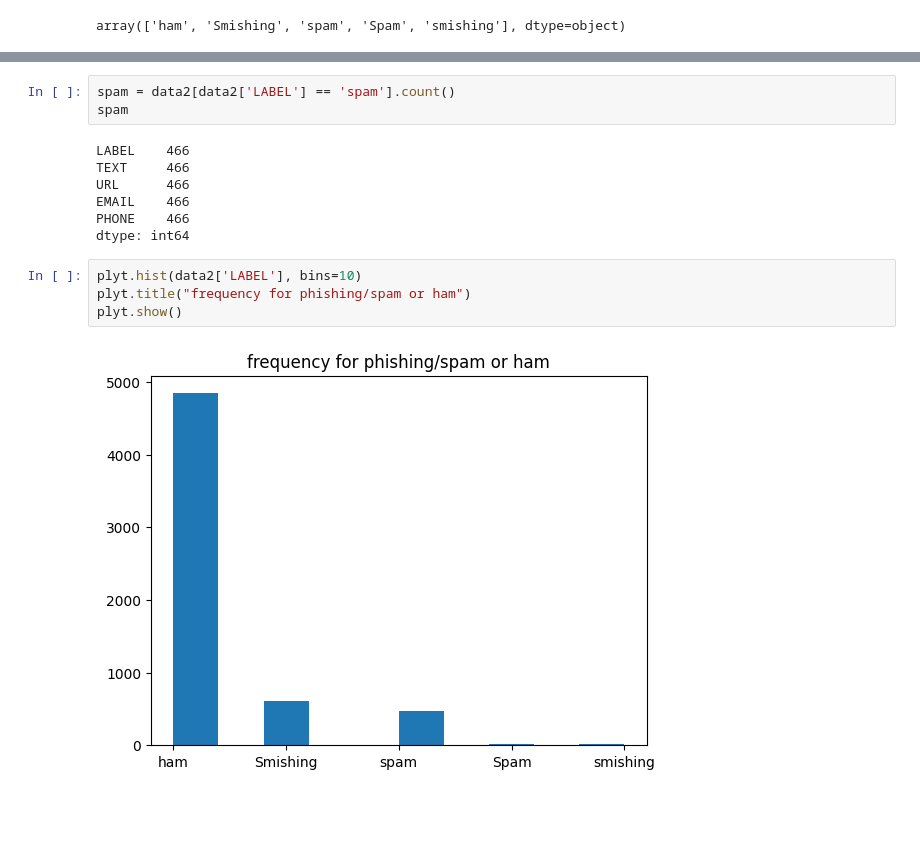
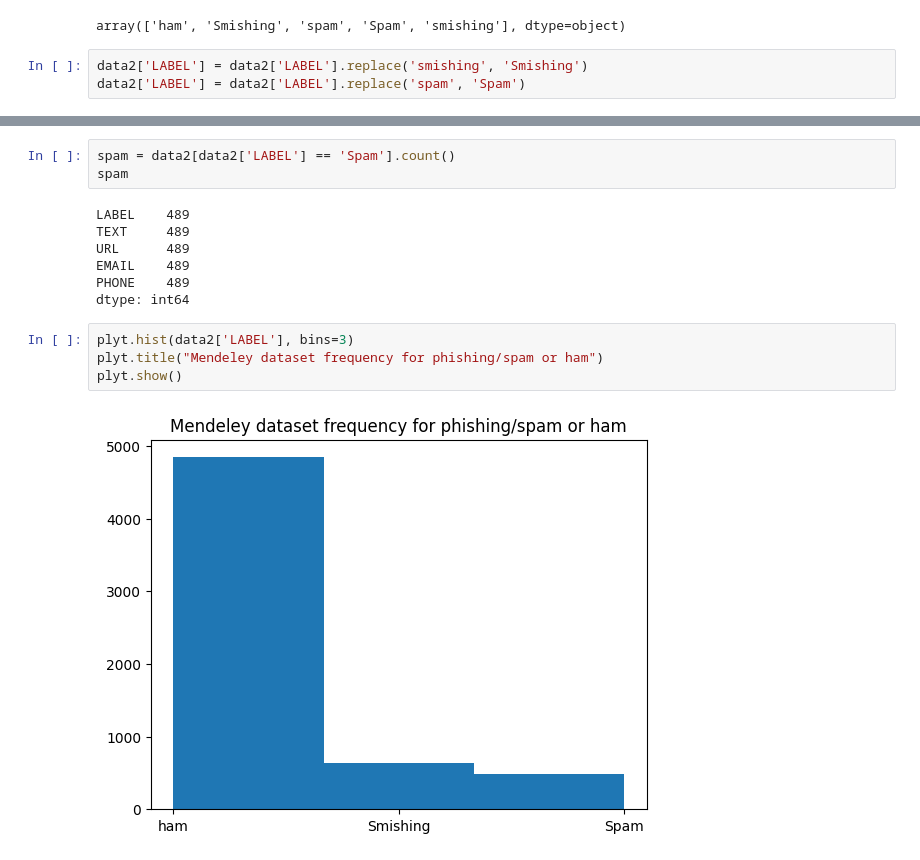
Before and after one commit to tylershienlim/CSIRO-UTS-Backend, a Jupyter notebook: preprocess-ML.ipynb, the cells around one changed output, grey strips where cells are left out. Saved outputs shown, nothing was run; the diff lists cells and outputs as text; blank space fills up the shorter version.

Commit message:
data exploration

```diff
--- a/preprocess-ML.ipynb
+++ b/preprocess-ML.ipynb
@@ -60,3 +79,6 @@ data2
 data2['LABEL'].unique()
 # %% [output]
 array(['ham', 'Smishing', 'spam', 'Spam', 'smishing'], dtype=object)
+# %%
+data2['LABEL'] = data2['LABEL'].replace('smishing', 'Smishing')
+data2['LABEL'] = data2['LABEL'].replace('spam', 'Spam')
@@ -71,18 +97,18 @@ EMAIL    638
 PHONE    638
 dtype: int64
 # %%
-spam = data2[data2['LABEL'] == 'spam'].count()
+spam = data2[data2['LABEL'] == 'Spam'].count()
 spam
 # %% [output]
-LABEL    466
-TEXT     466
-URL      466
-EMAIL    466
-PHONE    466
+LABEL    489
+TEXT     489
+URL      489
+EMAIL    489
+PHONE    489
 dtype: int64
 # %%
-plyt.hist(data2['LABEL'], bins=10)
-plyt.title("frequency for phishing/spam or ham")
+plyt.hist(data2['LABEL'], bins=3)
+plyt.title("Mendeley dataset frequency for phishing/spam or ham")
 plyt.show()
 # %% [output]
-[figure, old version]
+[figure, new version]
```
Also changed, not shown: parts of 6 cells of this notebook.
